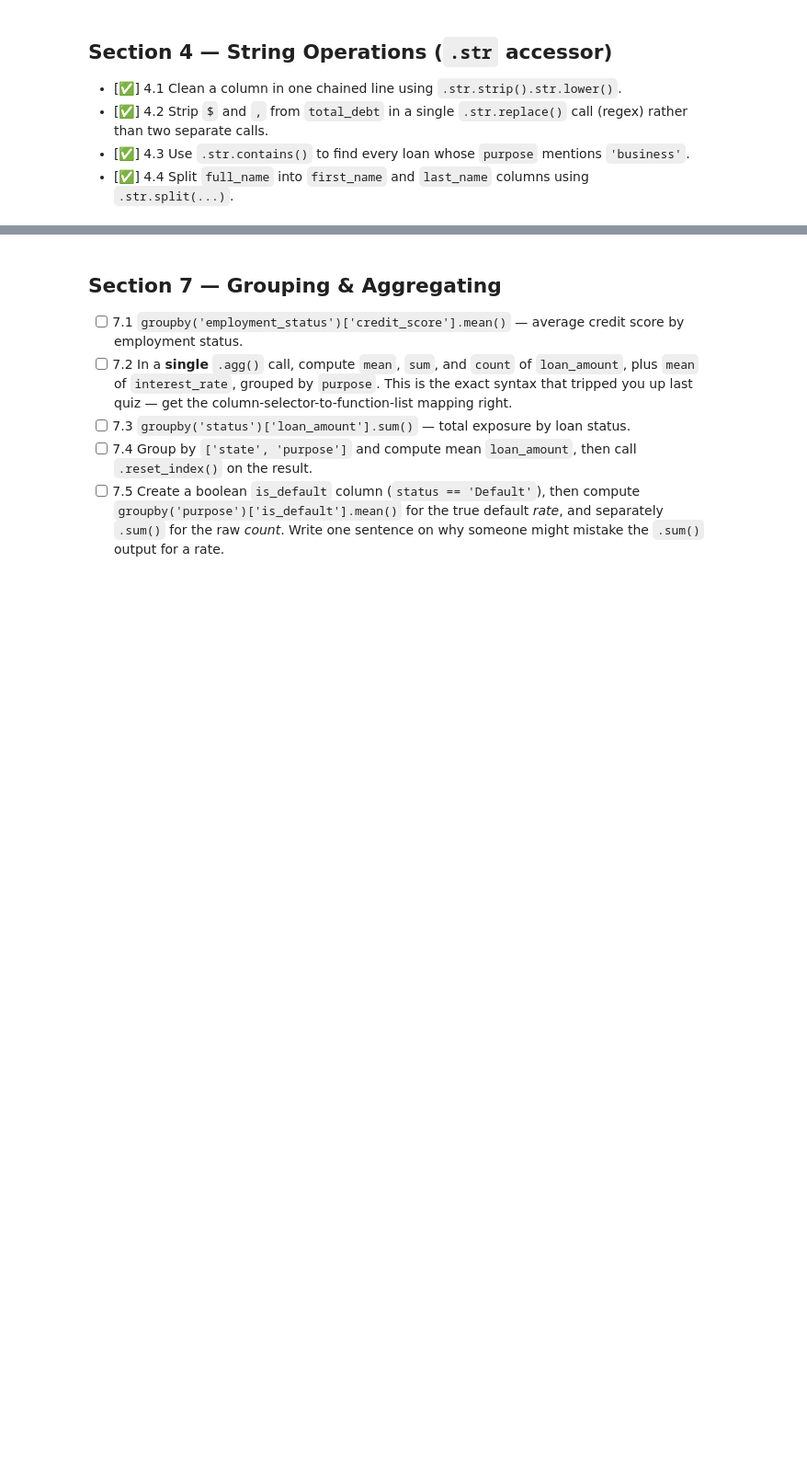
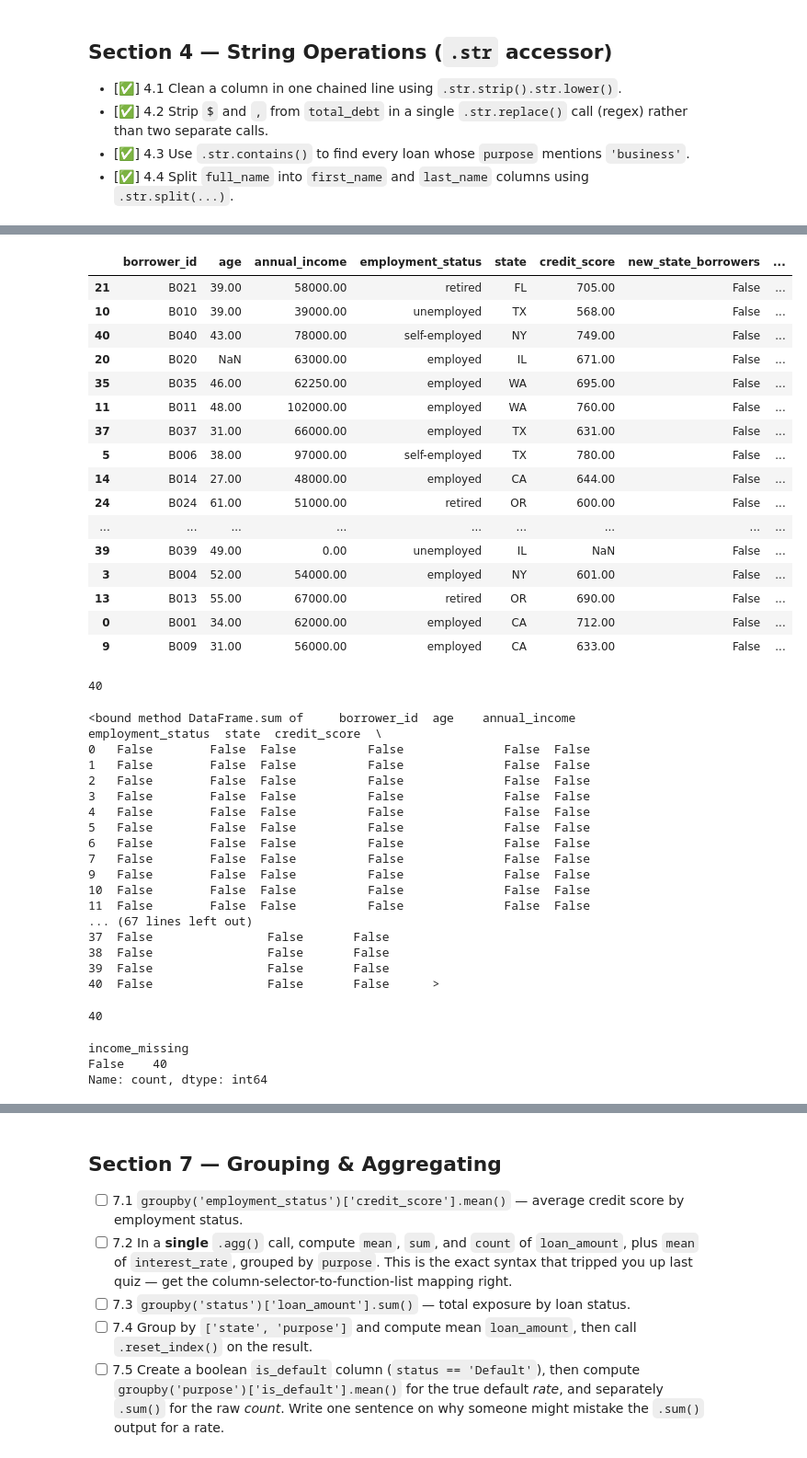
Before and after one commit to smallchuch/CreditRiskLearning, a Jupyter notebook: Practice Datasets/pandas_practice_notebook_v2.ipynb, the cells around one changed output, grey strips where cells are left out. Shown at 92% size. Cells and saved outputs as stored; diff of their text form; code cells hidden in the pictures; blank space fills up the shorter version.

```diff
--- a/Practice Datasets/pandas_practice_notebook_v2.ipynb
+++ b/Practice Datasets/pandas_practice_notebook_v2.ipynb
@@ -1605,2 +1606,8 @@ df_borrowers.sample(10)
 # %%
 # Task 5.1
+
+df_borrowers.sample(10)
+
+df_borrowers['annual_income'] = df_borrowers['annual_income'].fillna(df_borrowers['annual_income'].median())
+
+# Fill with median as dropping these columns would have a significant effect on the data with so few rows already - leakage risk comes from doing this pre-split as test data will be overfitted
@@ -1607,6 +1626,67 @@ df_borrowers.sample(10)
 # %%
 # Task 5.2
+
+df_borrowers.sample(40)
+
+len(df_borrowers)
+
+df_borrowers.isnull().sum
+
+df_borrowers = df_borrowers.dropna(thresh=len(df_borrowers.columns) - 2)
+
+len(df_borrowers)
+# %% [output]
+|  | borrower_id | age | annual_income | employment_status | state | credit_score | new_state_borrowers | ... |
+| 21 | B021 | 39.00 | 58000.00 | retired | FL | 705.00 | False | ... |
+| 10 | B010 | 39.00 | 39000.00 | unemployed | TX | 568.00 | False | ... |
+| 40 | B040 | 43.00 | 78000.00 | self-employed | NY | 749.00 | False | ... |
+| 20 | B020 | NaN | 63000.00 | employed | IL | 671.00 | False | ... |
+| 35 | B035 | 46.00 | 62250.00 | employed | WA | 695.00 | False | ... |
+| 11 | B011 | 48.00 | 102000.00 | employed | WA | 760.00 | False | ... |
+| 37 | B037 | 31.00 | 66000.00 | employed | TX | 631.00 | False | ... |
+| 5 | B006 | 38.00 | 97000.00 | self-employed | TX | 780.00 | False | ... |
+| 14 | B014 | 27.00 | 48000.00 | employed | CA | 644.00 | False | ... |
+| 24 | B024 | 61.00 | 51000.00 | retired | OR | 600.00 | False | ... |
+| ... | ... | ... | ... | ... | ... | ... | ... | ... |
+| 39 | B039 | 49.00 | 0.00 | unemployed | IL | NaN | False | ... |
+| 3 | B004 | 52.00 | 54000.00 | employed | NY | 601.00 | False | ... |
+| 13 | B013 | 55.00 | 67000.00 | retired | OR | 690.00 | False | ... |
+| 0 | B001 | 34.00 | 62000.00 | employed | CA | 712.00 | False | ... |
+| 9 | B009 | 31.00 | 56000.00 | employed | CA | 633.00 | False | ... |
+40
+<bound method DataFrame.sum of     borrower_id  age    annual_income  employment_status  state  credit_score  \
+0   False        False  False          False              False  False
+1   False        False  False          False              False  False
+2   False        False  False          False              False  False
+3   False        False  False          False              False  False
+4   False        False  False          False              False  False
+5   False        False  False          False              False  False
+6   False        False  False          False              False  False
+7   False        False  False          False              False  False
+9   False        False  False          False              False  False
+10  False        False  False          False              False  False
+11  False        False  False          False              False  False
+... (67 lines left out)
+37  False                False       False
+38  False                False       False
+39  False                False       False
+40  False                False       False      >
+40
 # %%
 # Task 5.3
+
+
+# Mate why would you order the tasks like this seriously makes no god damn sense
+# I'm just doing what I would do if it was ordered correctly
+
+df_borrowers['income_missing'] = df_borrowers['annual_income'].isnull()
+
+df_borrowers['income_missing'].value_counts()
+
+# Bc its already been imputed no True
+# %% [output]
+income_missing
+False    40
+Name: count, dtype: int64
 # %%
 # Task 5.4
```
Also changed, not shown: parts of 14 cells of this notebook, 1 other file.
